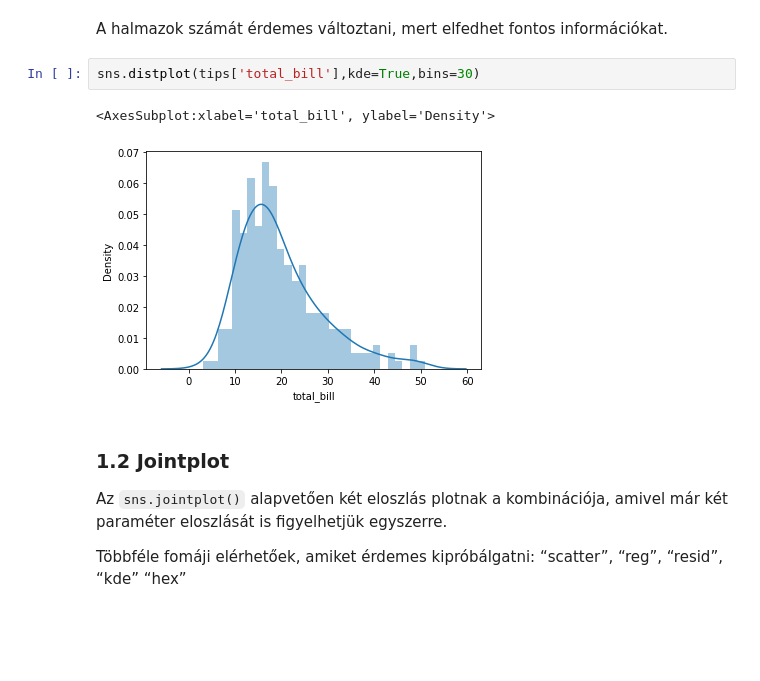
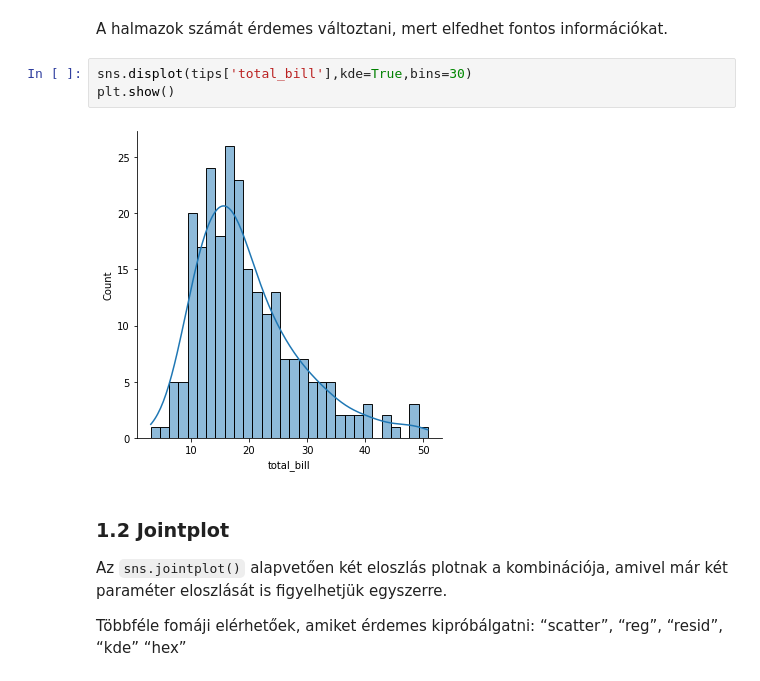
Before and after one commit to mizsakpeti/python-plotting-eCon, a Jupyter notebook: jupyter-notebooks/04_Seaborn_Pandas/041_Data analysis with Seaborn.ipynb, the cells around one changed output. Saved outputs shown, nothing was run; the diff lists cells and outputs as text; blank space fills up the shorter version.

```diff
--- a/jupyter-notebooks/04_Seaborn_Pandas/041_Data analysis with Seaborn.ipynb
+++ b/jupyter-notebooks/04_Seaborn_Pandas/041_Data analysis with Seaborn.ipynb
@@ -48,10 +48,10 @@ sns.distplot(tips['total_bill'])
 # %% [markdown]
 A halmazok számát érdemes változtani, mert elfedhet fontos információkat.
 # %%
-sns.distplot(tips['total_bill'],kde=True,bins=30)
+sns.displot(tips['total_bill'],kde=True,bins=30)
+plt.show()
 # %% [output]
-<AxesSubplot:xlabel='total_bill', ylabel='Density'>
-[figure, old version]
+[figure, new version]
 # %% [markdown]
 ### 1.2 Jointplot
 Az `sns.jointplot()` alapvetően két eloszlás plotnak a kombinációja, amivel már két paraméter eloszlását is figyelhetjük egyszerre.
```
Also changed, not shown: parts of 8 cells of this notebook, 8 other files.
